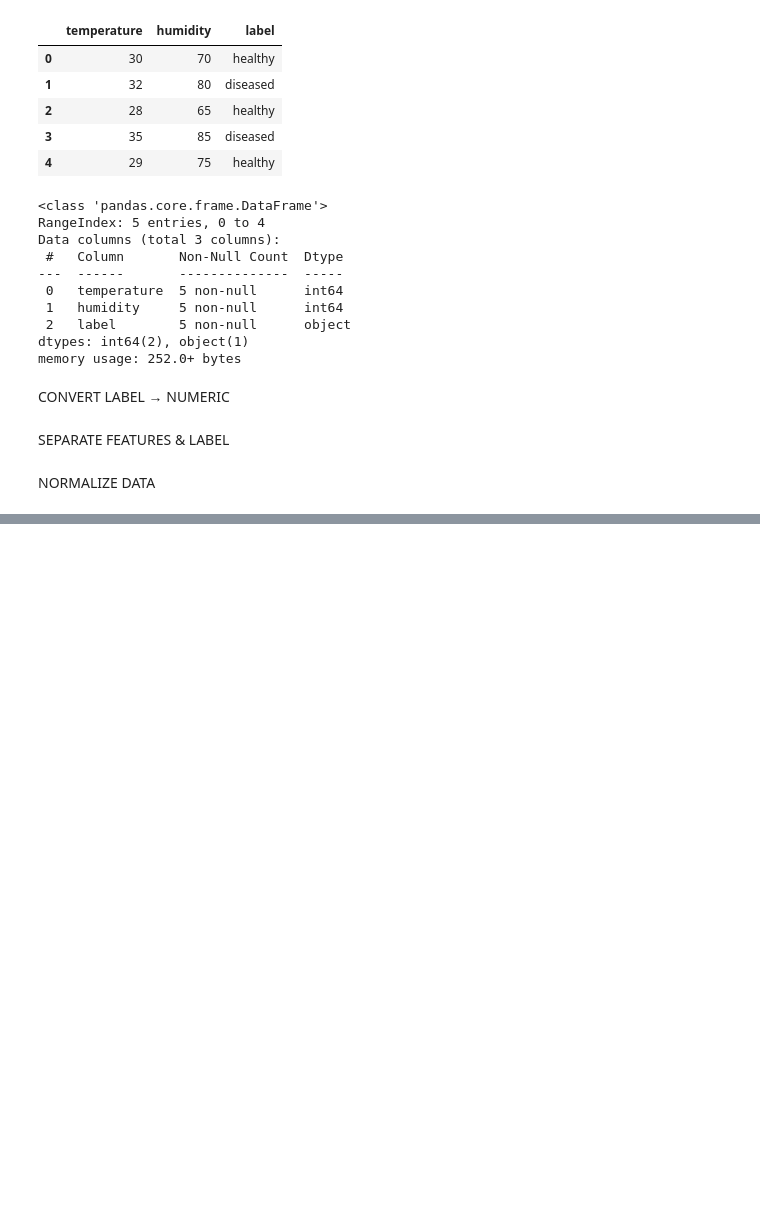
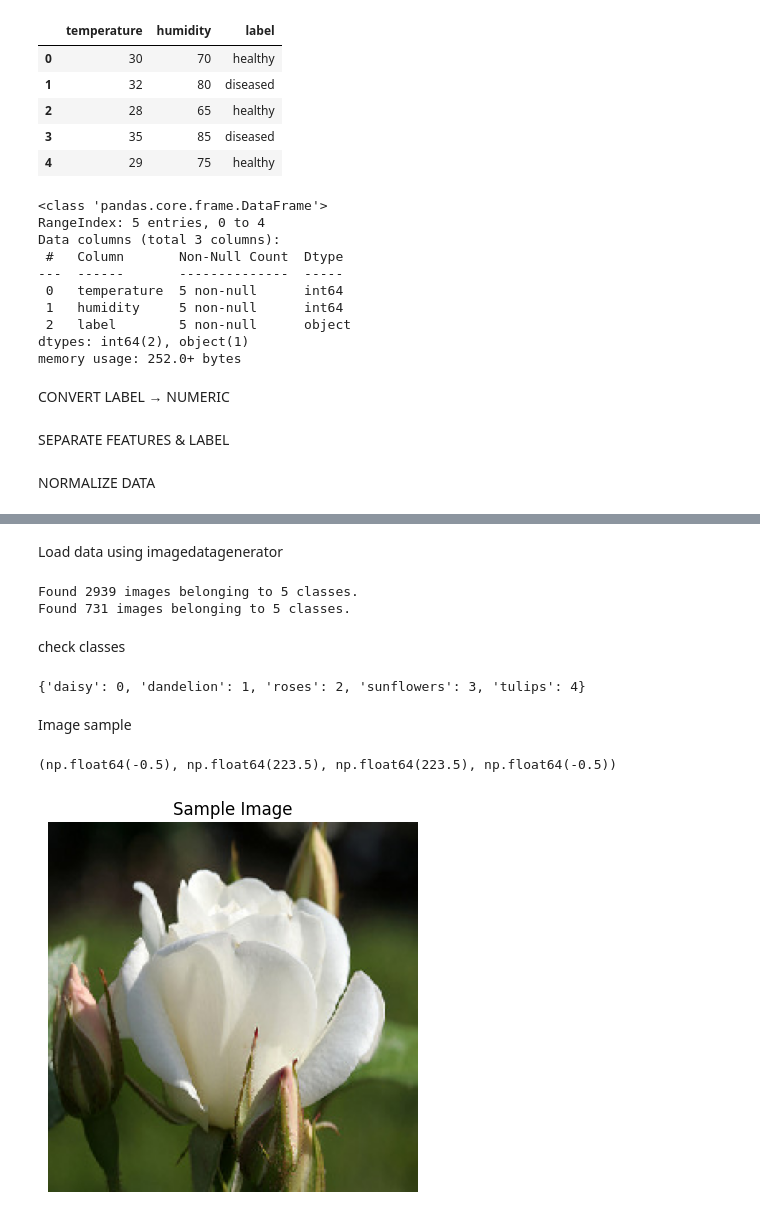
Before and after one commit to kyathamkarthik/plant-disease-advanced-ai, a Jupyter notebook: main.ipynb, the cells around one changed output, grey strips where cells are left out. Cells and saved outputs as stored; diff of their text form; code cells hidden in the pictures; blank space fills up the shorter version.

Commit message:
Step 3: Loaded image dataset and verified pipeline

```diff
--- a/main.ipynb
+++ b/main.ipynb
@@ -48,0 +74,49 @@ X_weather = scaler.fit_transform(X_weather)
+# %%
+data_dir = "/content/flower_photos"
+# %% [markdown]
+Load data using imagedatagenerator
+# %%
+from tensorflow.keras.preprocessing.image import ImageDataGenerator
+
+datagen = ImageDataGenerator(
+    rescale=1./255,
+    validation_split=0.2
+)
+
+train_data = datagen.flow_from_directory(
+    data_dir,
+    target_size=(224,224),
+    batch_size=32,
+    class_mode='categorical',
+    subset='training'
+)
+
+val_data = datagen.flow_from_directory(
+    data_dir,
+    target_size=(224,224),
+    batch_size=32,
+    class_mode='categorical',
+    subset='validation'
+)
+# %% [output]
+Found 2939 images belonging to 5 classes.
+Found 731 images belonging to 5 classes.
+# %% [markdown]
+check classes
+# %%
+print(train_data.class_indices)
+# %% [output]
+{'daisy': 0, 'dandelion': 1, 'roses': 2, 'sunflowers': 3, 'tulips': 4}
+# %% [markdown]
+Image sample
+# %%
+import matplotlib.pyplot as plt
+
+images, labels = next(train_data)
+
+plt.imshow(images[0])
+plt.title("Sample Image")
+plt.axis('off')
+# %% [output]
+(np.float64(-0.5), np.float64(223.5), np.float64(223.5), np.float64(-0.5))
+[figure, added]
```
Also changed, not shown: parts of 3 cells of this notebook.
